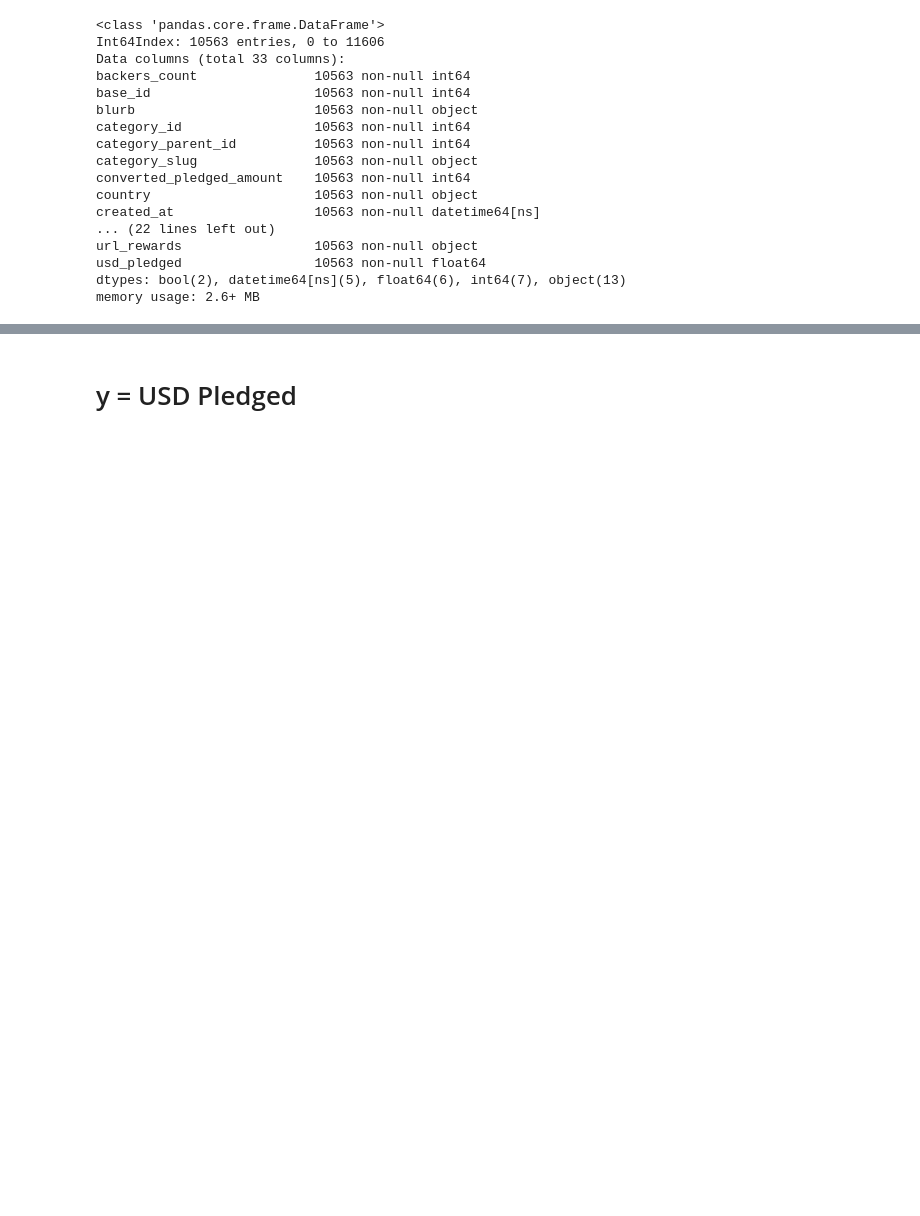
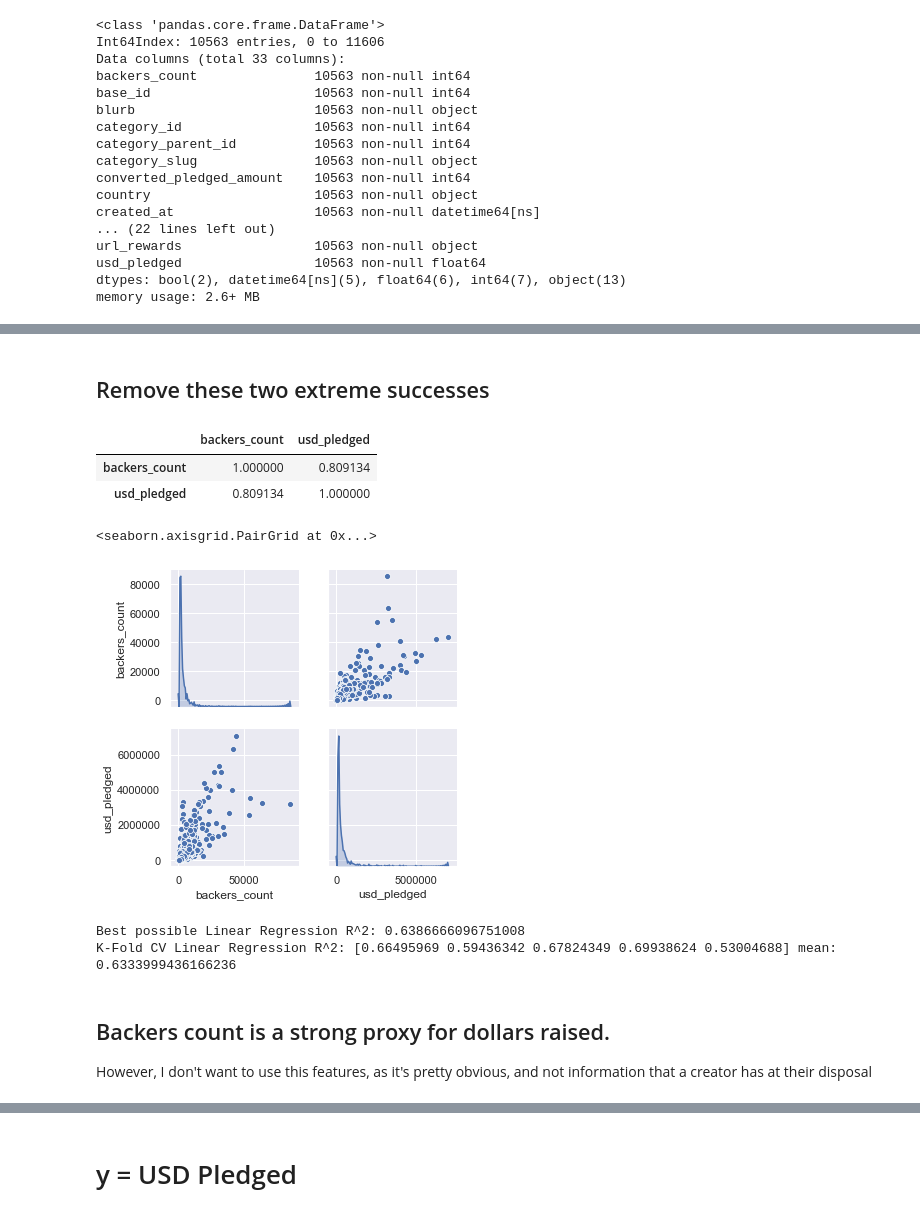
Before and after one commit to kkogan/Predicting-Kickstarter-Funding, a Jupyter notebook: src/analysis.ipynb, the cells around one changed output, grey strips where cells are left out. Saved outputs shown, nothing was run; the diff lists cells and outputs as text; code cells hidden in the pictures; blank space fills up the shorter version.

```diff
--- a/src/analysis.ipynb
+++ b/src/analysis.ipynb
@@ -121,0 +283,26 @@ df.sort_values(by='usd_pledged', ascending=False).head(20)
+# %% [markdown]
+## Remove these two extreme successes
+# %%
+ks_df_1=ks_df[ks_df['profile_project_id'] != 1577596]
+ks_df_1=ks_df_1[ks_df_1['profile_project_id'] != 2752819]
+# %%
+ks_df_1.drop('profile_project_id', axis =1).corr()
+# %% [output]
+|  | backers_count | usd_pledged |
+| backers_count | 1.000000 | 0.809134 |
+| usd_pledged | 0.809134 | 1.000000 |
+# %%
+sns.pairplot(ks_df_1.drop('profile_project_id', axis =1), diag_kind='kde')
+# %% [output]
+<seaborn.axisgrid.PairGrid at 0x...>
+[figure, added]
+# %%
+X1 = ks_df_1['backers_count'].values.reshape(-1, 1)
+y1 = ks_df_1['usd_pledged']
+model(X1, y1, one_x = True)
+# %% [output]
+Best possible Linear Regression R^2: 0.6386666096751008
+K-Fold CV Linear Regression R^2: [0.66495969 0.59436342 0.67824349 0.69938624 0.53004688] mean:  0.6333999436166236
+# %% [markdown]
+## Backers count is a strong proxy for dollars raised.
+However, I don't want to use this features, as it's pretty obvious, and not information that a creator has at their disposal
```
Also changed, not shown: parts of 65 cells of this notebook.
